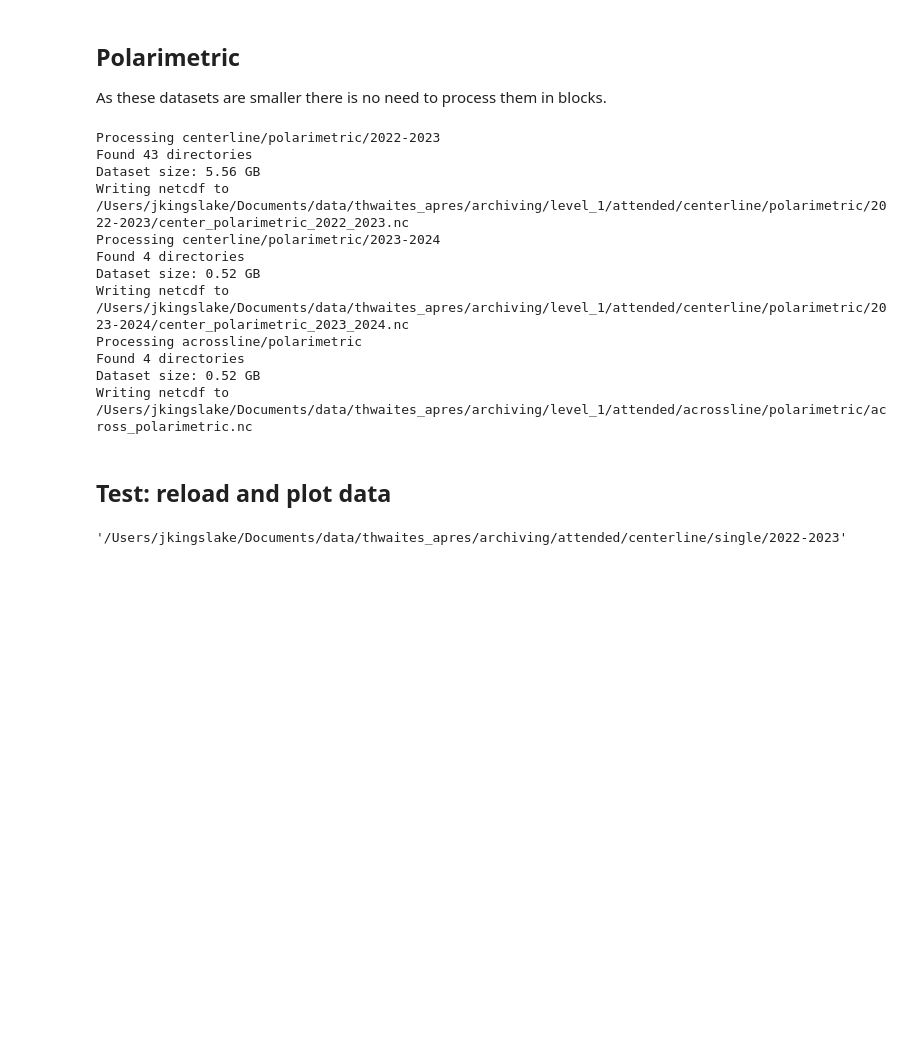
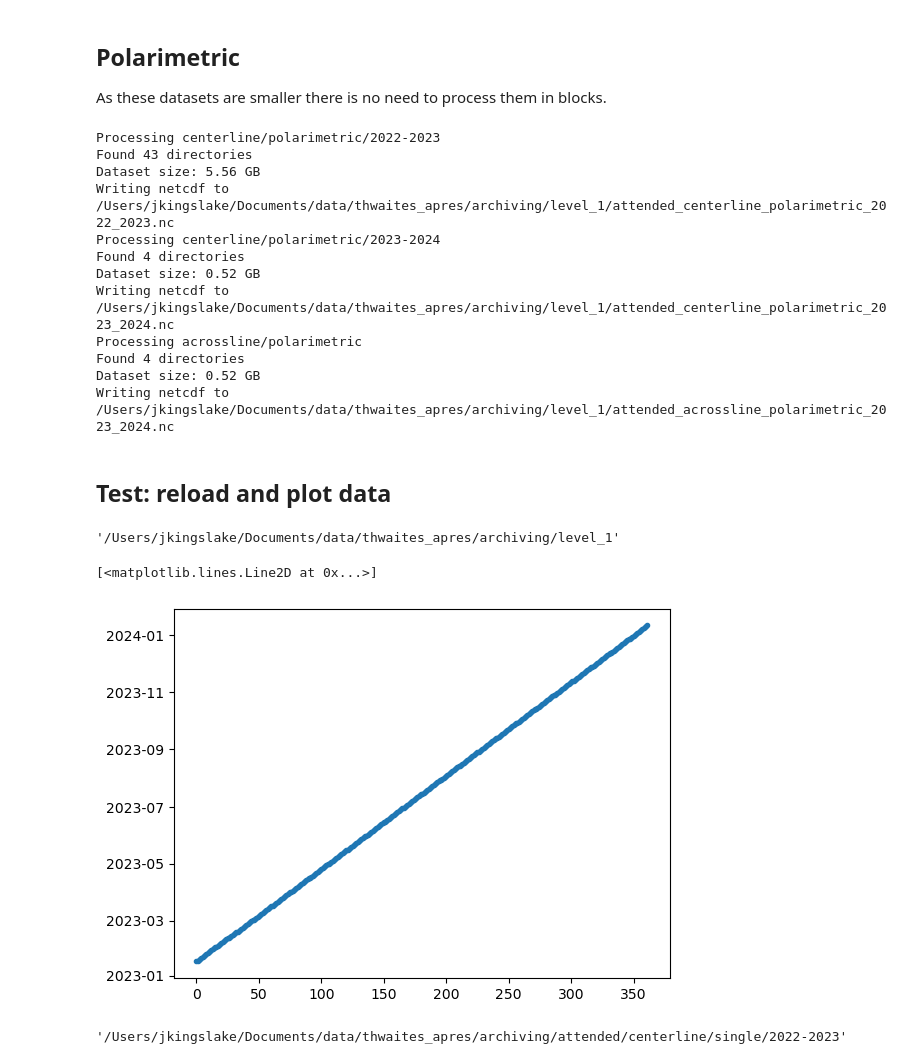
Before and after one commit to GHOST-thwaites/GHOST_ApRES_archiving, a Jupyter notebook: attended_dats_to_NCs.ipynb, the cells around one changed output. Saved outputs shown, nothing was run; the diff lists cells and outputs as text; code cells hidden in the pictures; blank space fills up the shorter version.

```diff
--- a/notebooks/attended/dats_to_NCs.ipynb
+++ b/attended_dats_to_NCs.ipynb
@@ -26,16 +26,16 @@ import glob
 ## Define where the 5 different attended datasets are stored
 # %%
 source_root = "/Users/jkingslake/Documents/data/thwaites_apres/archiving/level_0/attended/"
-dest_root = "/Users/jkingslake/Documents/data/thwaites_apres/archiving/level_1/attended/"
+dest_root = "/Users/jkingslake/Documents/data/thwaites_apres/archiving/level_1"
 directories = ["centerline/single/2022-2023",
                "centerline/single/2023-2024",
                "centerline/polarimetric/2022-2023",
                "centerline/polarimetric/2023-2024",
                "acrossline/polarimetric"
                ]
-netcdf_names = ['center_single_2022_2023',
-                'center_single_2023_2024',
-                'center_polarimetric_2022_2023',
-                'center_polarimetric_2023_2024',
-                'across_polarimetric'
+netcdf_names = ['attended_centerline_single_2022_2023',
+                'attended_centerline_single_2023_2024',
+                'attended_centerline_polarimetric_2022_2023',
+                'attended_centerline_polarimetric_2023_2024',
+                'attended_acrossline_polarimetric_2023_2024'
                ]
@@ -184,7 +183,7 @@ As these datasets are smaller there is no need to process them in blocks.
 for directory, netcdf_name in zip(directories[2:], netcdf_names[2:]):   # just the polarimetrics ones.
     print(f"Processing {directory}")
     source = source_root + directory
-    dest = dest_root + directory
+    dest = dest_root
 
     all_dirs = glob.glob(source + '/*')
 
@@ -239,15 +238,15 @@ for directory, netcdf_name in zip(directories[2:], netcdf_names[2:]):   # just t
 Processing centerline/polarimetric/2022-2023
 Found 43 directories
 Dataset size: 5.56 GB
-Writing netcdf to /Users/jkingslake/Documents/data/thwaites_apres/archiving/level_1/attended/centerline/polarimetric/2022-2023/center_polarimetric_2022_2023.nc
+Writing netcdf to /Users/jkingslake/Documents/data/thwaites_apres/archiving/level_1/attended_centerline_polarimetric_2022_2023.nc
 Processing centerline/polarimetric/2023-2024
 Found 4 directories
 Dataset size: 0.52 GB
-Writing netcdf to /Users/jkingslake/Documents/data/thwaites_apres/archiving/level_1/attended/centerline/polarimetric/2023-2024/center_polarimetric_2023_2024.nc
+Writing netcdf to /Users/jkingslake/Documents/data/thwaites_apres/archiving/level_1/attended_centerline_polarimetric_2023_2024.nc
 Processing acrossline/polarimetric
 Found 4 directories
 Dataset size: 0.52 GB
-Writing netcdf to /Users/jkingslake/Documents/data/thwaites_apres/archiving/level_1/attended/acrossline/polarimetric/across_polarimetric.nc
+Writing netcdf to /Users/jkingslake/Documents/data/thwaites_apres/archiving/level_1/attended_acrossline_polarimetric_2023_2024.nc
 # %% [markdown]
 ## Test: reload and plot data
 # %%
@@ -277,6 +276,16 @@ def reload_and_plot(n):
 
     ds.close()
     return ds
+# %%
+dest_root
+# %% [output]
+'/Users/jkingslake/Documents/data/thwaites_apres/archiving/level_1'
+# %%
+ds = xr.open_mfdataset(dest_root + '/unattended_Lake1_*.nc')
+plt.plot(ds.time.values, marker = '.')
+# %% [output]
+[<matplotlib.lines.Line2D at 0x...>]
+[figure, added]
 # %%
 source_root + directories[0]
 # %% [output]
```
Also changed, not shown: parts of 3 cells of this notebook, 6 other files.
